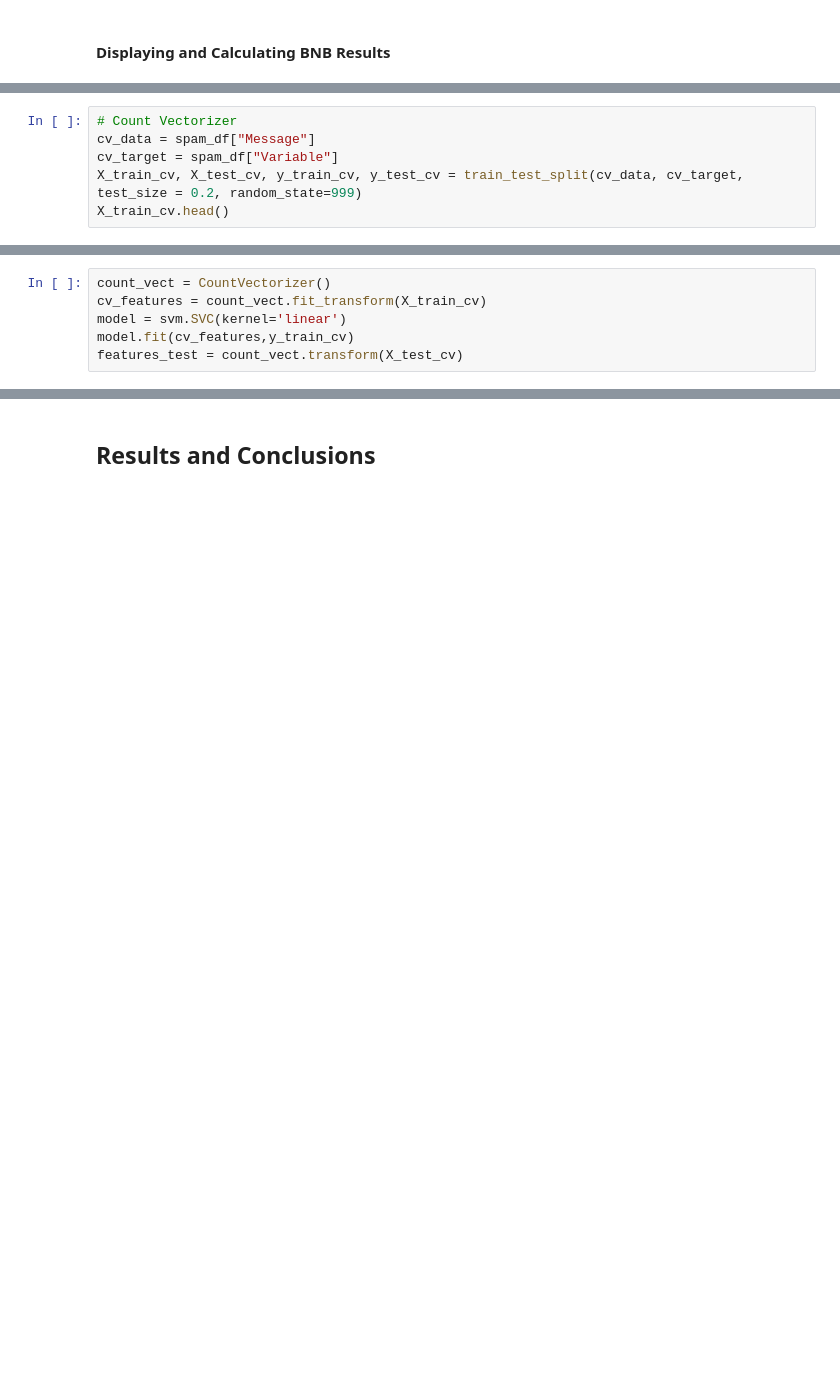
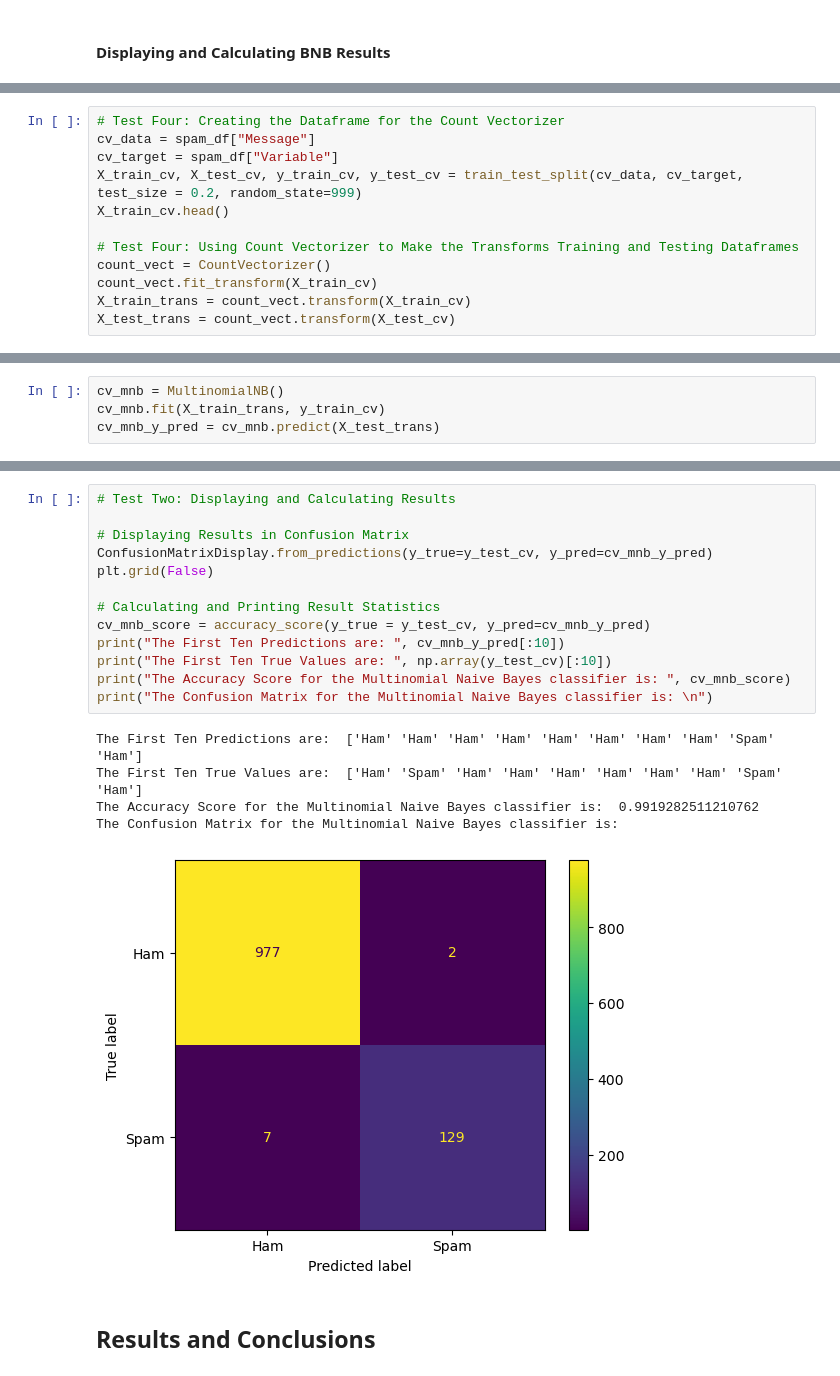
Before and after one commit to jacksteel5314/SpamDetectionML, a Jupyter notebook: Spam ML.ipynb, the cells around one changed output, grey strips where cells are left out. Drawn from its saved outputs; the diff is of its cells as text; blank space fills up the shorter version.

```diff
--- a/Spam ML.ipynb
+++ b/Spam ML.ipynb
@@ -574,6 +575,12 @@ In order to prepare the dataframe for the count vectorizer, all that is needed i
 # %%
-# Count Vectorizer
+# Test Four: Creating the Dataframe for the Count Vectorizer
 cv_data = spam_df["Message"]
 cv_target = spam_df["Variable"]
 X_train_cv, X_test_cv, y_train_cv, y_test_cv = train_test_split(cv_data, cv_target, test_size = 0.2, random_state=999)
 X_train_cv.head()
+
+# Test Four: Using Count Vectorizer to Make the Transforms Training and Testing Dataframes
+count_vect = CountVectorizer()
+count_vect.fit_transform(X_train_cv)
+X_train_trans = count_vect.transform(X_train_cv)
+X_test_trans = count_vect.transform(X_test_cv)
@@ -590,6 +590,4 @@ This sub-section features the performance of the SVM classifier test on the vect
 # %%
-count_vect = CountVectorizer()
-cv_features = count_vect.fit_transform(X_train_cv)
-model = svm.SVC(kernel='linear')
-model.fit(cv_features,y_train_cv)
-features_test = count_vect.transform(X_test_cv)
+cv_mnb = MultinomialNB()
+cv_mnb.fit(X_train_trans, y_train_cv)
+cv_mnb_y_pred = cv_mnb.predict(X_test_trans)
@@ -602,3 +597,22 @@ Accuracy: 0.9874439461883409
+# %%
+# Test Two: Displaying and Calculating Results
+
+# Displaying Results in Confusion Matrix
+ConfusionMatrixDisplay.from_predictions(y_true=y_test_cv, y_pred=cv_mnb_y_pred)
+plt.grid(False)
+
+# Calculating and Printing Result Statistics
+cv_mnb_score = accuracy_score(y_true = y_test_cv, y_pred=cv_mnb_y_pred)
+print("The First Ten Predictions are: ", cv_mnb_y_pred[:10])
+print("The First Ten True Values are: ", np.array(y_test_cv)[:10])
+print("The Accuracy Score for the Multinomial Naive Bayes classifier is: ", cv_mnb_score)
+print("The Confusion Matrix for the Multinomial Naive Bayes classifier is: \n")
+# %% [output]
+The First Ten Predictions are:  ['Ham' 'Ham' 'Ham' 'Ham' 'Ham' 'Ham' 'Ham' 'Ham' 'Spam' 'Ham']
+The First Ten True Values are:  ['Ham' 'Spam' 'Ham' 'Ham' 'Ham' 'Ham' 'Ham' 'Ham' 'Spam' 'Ham']
+The Accuracy Score for the Multinomial Naive Bayes classifier is:  0.9919282511210762
+The Confusion Matrix for the Multinomial Naive Bayes classifier is:
+[figure, added]
 # %% [markdown]
 ## Results and Conclusions
 # %% [markdown]
```
Also changed, not shown: parts of 12 cells of this notebook.
